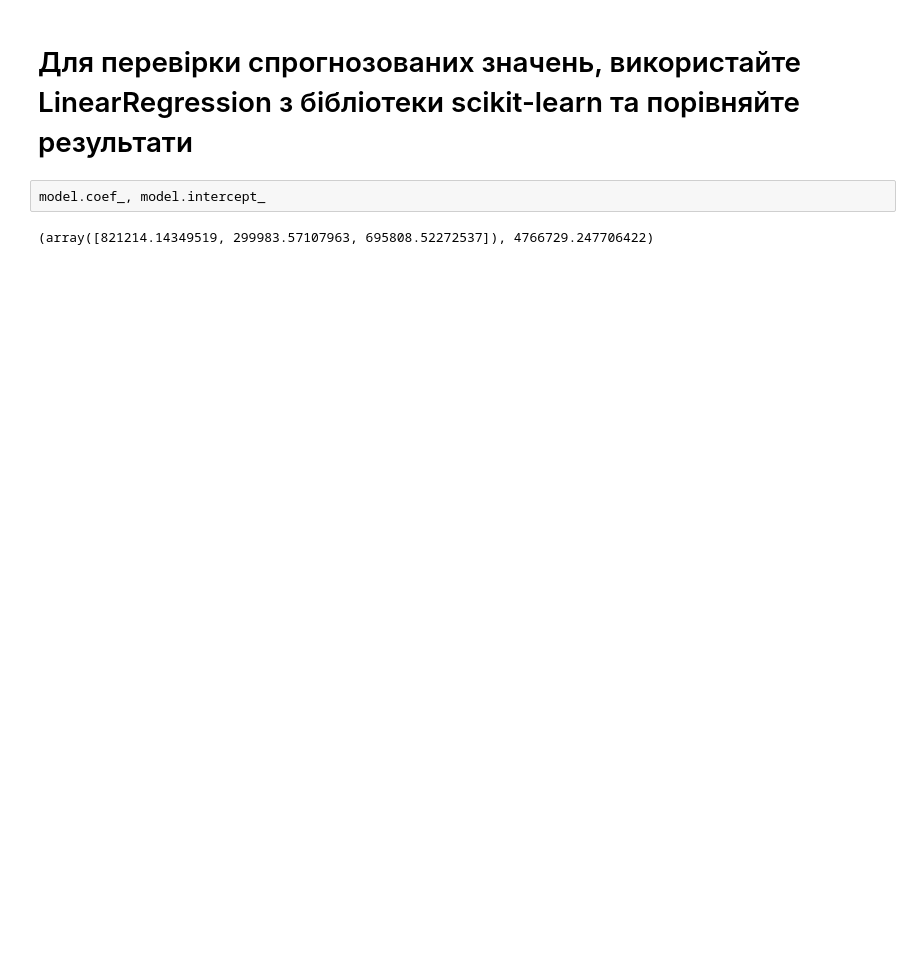
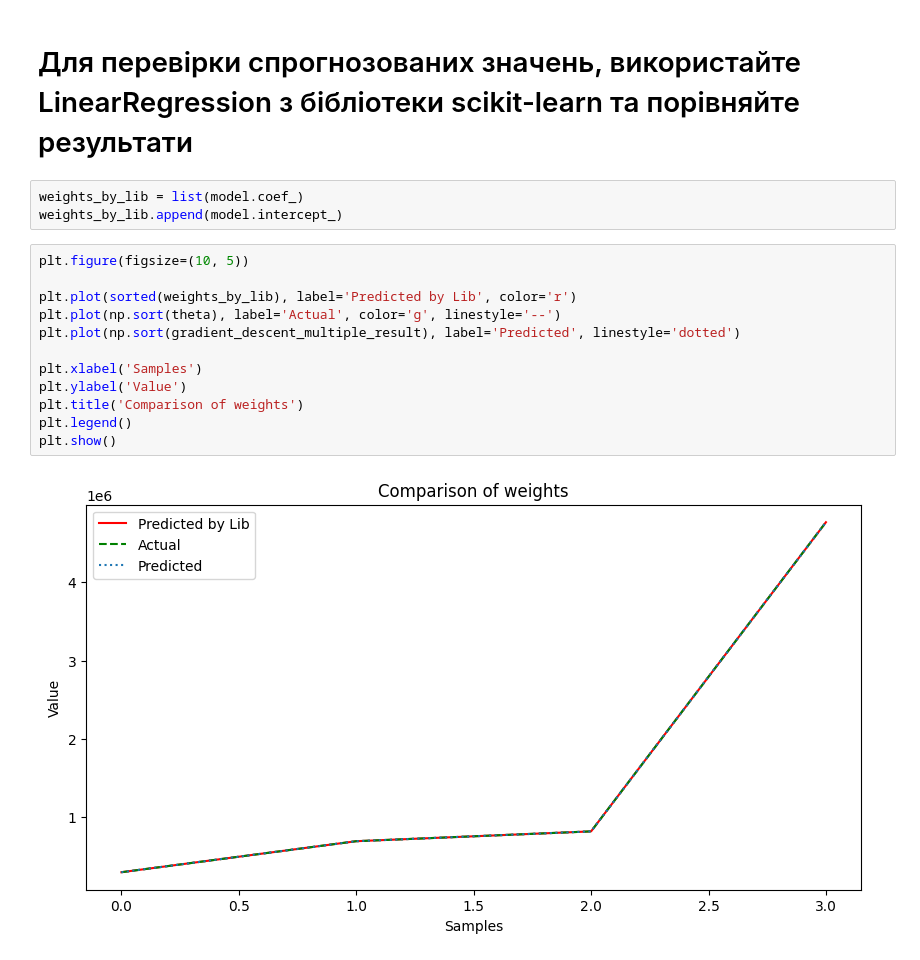
Before and after one commit to yehorkalchenko81/Classical-Machine-Learning, a Jupyter notebook: Module_6_HW.ipynb, the cells around one changed output. Saved outputs shown, nothing was run; the diff lists cells and outputs as text; blank space fills up the shorter version.

```diff
--- a/Module_6_HW.ipynb
+++ b/Module_6_HW.ipynb
@@ -140,6 +145,19 @@ array([4766729.24770642,  821214.14349518,  299983.57107963,
 # %% [markdown]
 # Для перевірки спрогнозованих значень, використайте LinearRegression з бібліотеки scikit-learn та порівняйте результати
 # %%
-model.coef_, model.intercept_
+weights_by_lib = list(model.coef_)
+weights_by_lib.append(model.intercept_)
-# %% [output]
-(array([821214.14349519, 299983.57107963, 695808.52272537]), 4766729.247706422)
+# %%
+plt.figure(figsize=(10, 5))
+
+plt.plot(sorted(weights_by_lib), label='Predicted by Lib', color='r')
+plt.plot(np.sort(theta), label='Actual', color='g', linestyle='--')
+plt.plot(np.sort(gradient_descent_multiple_result), label='Predicted', linestyle='dotted')
+
+plt.xlabel('Samples')
+plt.ylabel('Value')
+plt.title('Comparison of weights')
+plt.legend()
+plt.show()
+# %% [output]
+[figure, added]
```
Also changed, not shown: parts of 4 cells of this notebook.
